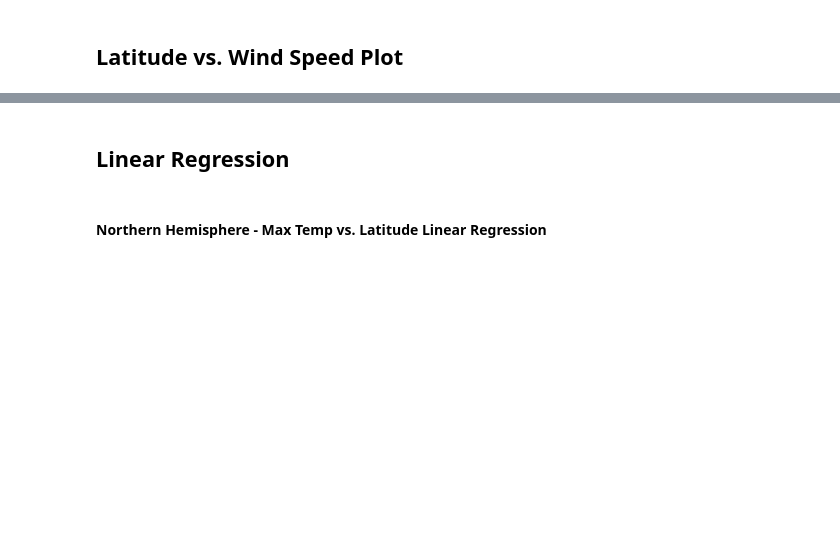
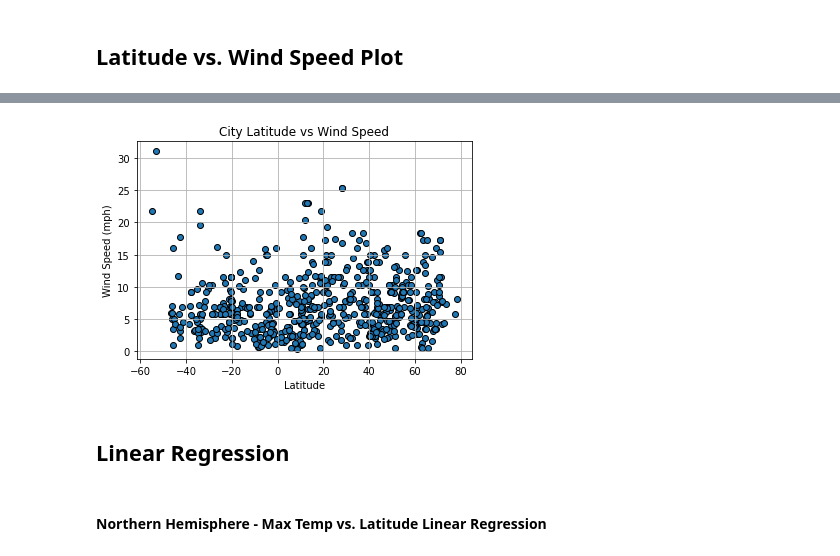
Before and after one commit to aebowden36/python-api-challenge, a Jupyter notebook: WeatherPy.ipynb, the cells around one changed output, grey strips where cells are left out. Drawn from its saved outputs; the diff is of its cells as text; code cells hidden in the pictures; blank space fills up the shorter version.

```diff
--- a/WeatherPy.ipynb
+++ b/WeatherPy.ipynb
@@ -196,3 +175,16 @@ Int64Index([], dtype='int64')
+# %%
+plt.scatter(weather_data_df['Latitude'], weather_data_df['Wind Speed (mph)'], marker='o',edgecolors='black')
+
+plt.title("City Latitude vs Wind Speed")
+plt.ylabel("Wind Speed (mph)")
+plt.xlabel("Latitude")
+plt.grid(True)
+
+#plt.savefig("TempInWorldCities.png")
+
+plt.show()
+# %% [output]
+[figure, added]
 # %% [markdown]
 ## Linear Regression
 # %% [markdown]
```
Also changed, not shown: parts of 13 cells of this notebook.
